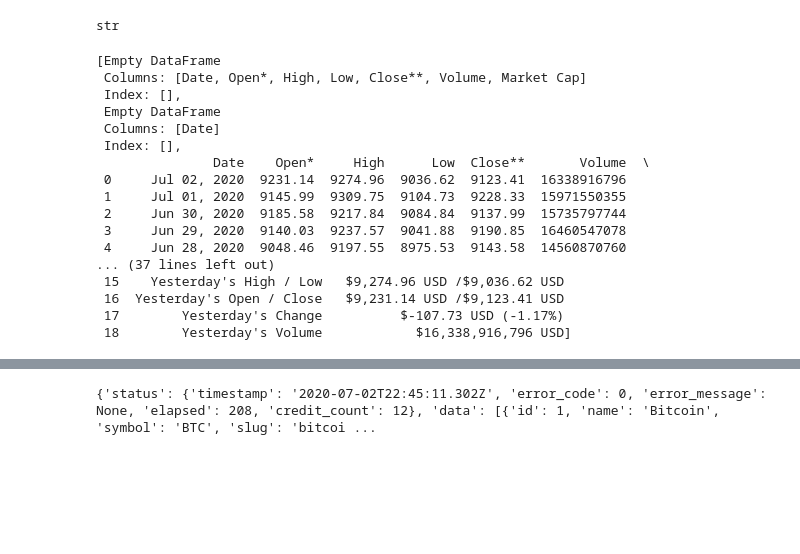
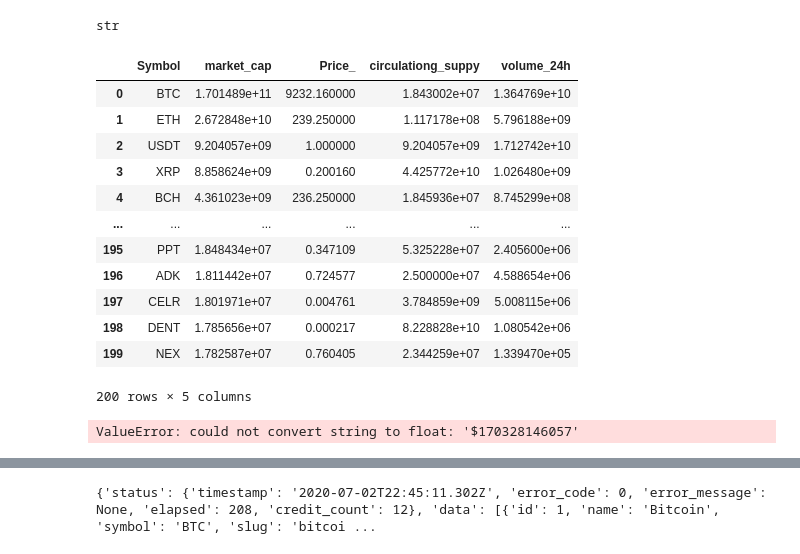
Before and after one commit to blueprint99/python-homework, a Jupyter notebook: Untitled Folder/Untitled.ipynb, the cells around one changed output, grey strips where cells are left out. Cells and saved outputs as stored; diff of their text form; code cells hidden in the pictures; blank space fills up the shorter version.

```diff
--- a/Untitled Folder/Untitled.ipynb
+++ b/Untitled Folder/Untitled.ipynb
@@ -8,28 +8,40 @@ COIN_MARKET_KEY = os.getenv('COIN_MARKET_KEY')
 # type(COIN_MARKET_KEY)
 # %% [output]
 str
-# %%
-#web scraping method
-url ="https://coinmarketcap.com/currencies/bitcoin/historical-data/?start=20130428&end=20200702"
-url2="https://coinmarketcap.com/currencies/ethereum/historical-data/?start=20130428&end=20200702"
-df=pd.read_html(url)
-# df1=df[0]#.loc[:,~df[0].columns.str.contains('^Unnamed')]
-df
-# %% [output]
-[Empty DataFrame
- Columns: [Date, Open*, High, Low, Close**, Volume, Market Cap]
- Index: [],
- Empty DataFrame
- Columns: [Date]
- Index: [],
-               Date    Open*     High      Low  Close**       Volume  \
- 0     Jul 02, 2020  9231.14  9274.96  9036.62  9123.41  16338916796
- 1     Jul 01, 2020  9145.99  9309.75  9104.73  9228.33  15971550355
- 2     Jun 30, 2020  9185.58  9217.84  9084.84  9137.99  15735797744
- 3     Jun 29, 2020  9140.03  9237.57  9041.88  9190.85  16460547078
- 4     Jun 28, 2020  9048.46  9197.55  8975.53  9143.58  14560870760
-... (37 lines left out)
- 15    Yesterday's High / Low   $9,274.96 USD /$9,036.62 USD
- 16  Yesterday's Open / Close   $9,231.14 USD /$9,123.41 USD
- 17        Yesterday's Change          $-107.73 USD (-1.17%)
- 18        Yesterday's Volume            $16,338,916,796 USD]
+# %%
+#web scraping method
+url ="https://coinmarketcap.com/all/views/all/"
+coinmarket_url_df=pd.read_html(url)
+# mc_df=df[0]#header
+mc_df=coinmarket_url_df[2:]
+mc_df=mc_df[0]
+mc_df.dtypes
+mc_df['market_cap']=mc_df['Market Cap'].str.replace('$', '')
+mc_df['market_cap']=mc_df['market_cap'].str.replace(',', '').astype('float')
+mc_df['Price_']=mc_df['Price'].str.replace('$', '')
+mc_df['Price_']=mc_df['Price_'].str.replace(',', '').astype('float')
+mc_df['circulationg_suppy']=mc_df.market_cap/mc_df.Price_
+mc_df['volume_24h']=mc_df['Volume (24h)'].str.replace('$', '')
+mc_df['volume_24h']=mc_df['volume_24h'].str.replace(',', '').astype('float')
+cm_crypto_features_df=mc_df.drop(columns=['Name','Rank','Market Cap','Price','Circulating Supply','Volume (24h)','% 1h','% 24h','% 7d','Unnamed: 10',],axis=1)
+cm_crypto_features_df
+# # coin_crypto_mc=pd.DataFrame(list(map(lambda x: x['0'], test)))
+# %% [output]
+|  | Symbol | market_cap | Price_ | circulationg_suppy | volume_24h |
+| 0 | BTC | 1.701489e+11 | 9232.160000 | 1.843002e+07 | 1.364769e+10 |
+| 1 | ETH | 2.672848e+10 | 239.250000 | 1.117178e+08 | 5.796188e+09 |
+| 2 | USDT | 9.204057e+09 | 1.000000 | 9.204057e+09 | 1.712742e+10 |
+| 3 | XRP | 8.858624e+09 | 0.200160 | 4.425772e+10 | 1.026480e+09 |
+| 4 | BCH | 4.361023e+09 | 236.250000 | 1.845936e+07 | 8.745299e+08 |
+| ... | ... | ... | ... | ... | ... |
+| 195 | PPT | 1.848434e+07 | 0.347109 | 5.325228e+07 | 2.405600e+06 |
+| 196 | ADK | 1.811442e+07 | 0.724577 | 2.500000e+07 | 4.588654e+06 |
+| 197 | CELR | 1.801971e+07 | 0.004761 | 3.784859e+09 | 5.008115e+06 |
+| 198 | DENT | 1.785656e+07 | 0.000217 | 8.228828e+10 | 1.080542e+06 |
+| 199 | NEX | 1.782587e+07 | 0.760405 | 2.344259e+07 | 1.339470e+05 |
+200 rows × 5 columns
+# %%
+mc_df['market_cap']=mc_df['Market Cap'].str.replace(',', '').astype('float')
+# coin_crypto_mc=pd.DataFrame(list(map(lambda x: x['0'], test)))
+# %% [output]
+ValueError: could not convert string to float: '$170328146057'
```
Also changed, not shown: parts of 2 cells of this notebook, 4 other files.
